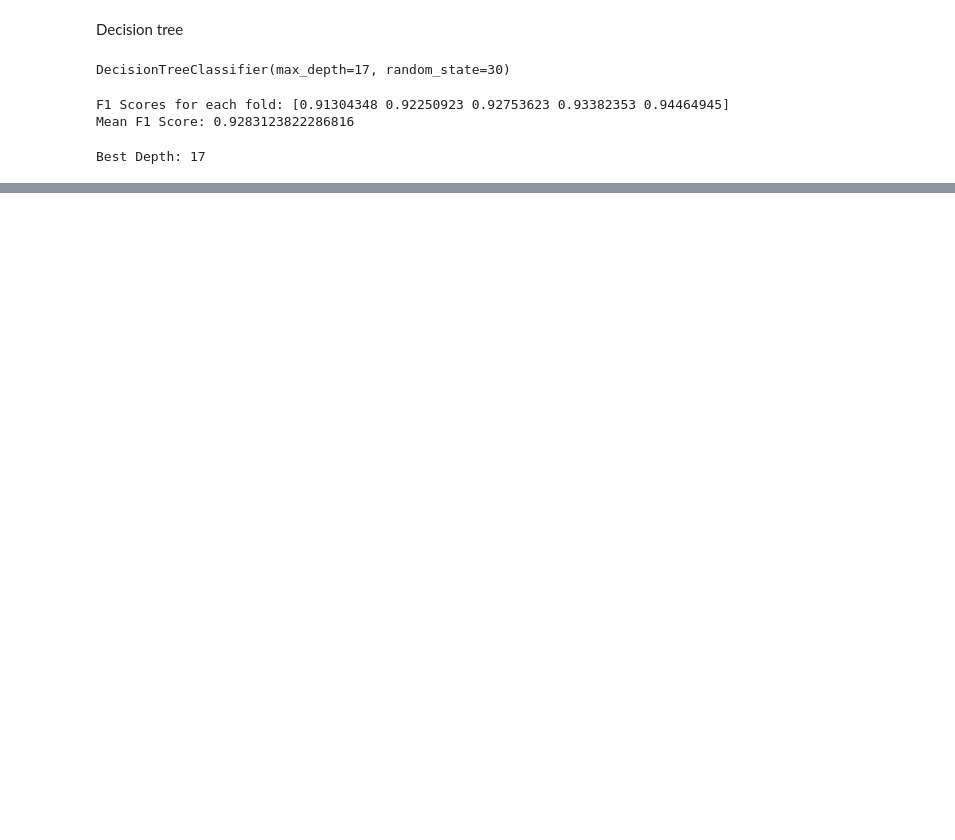
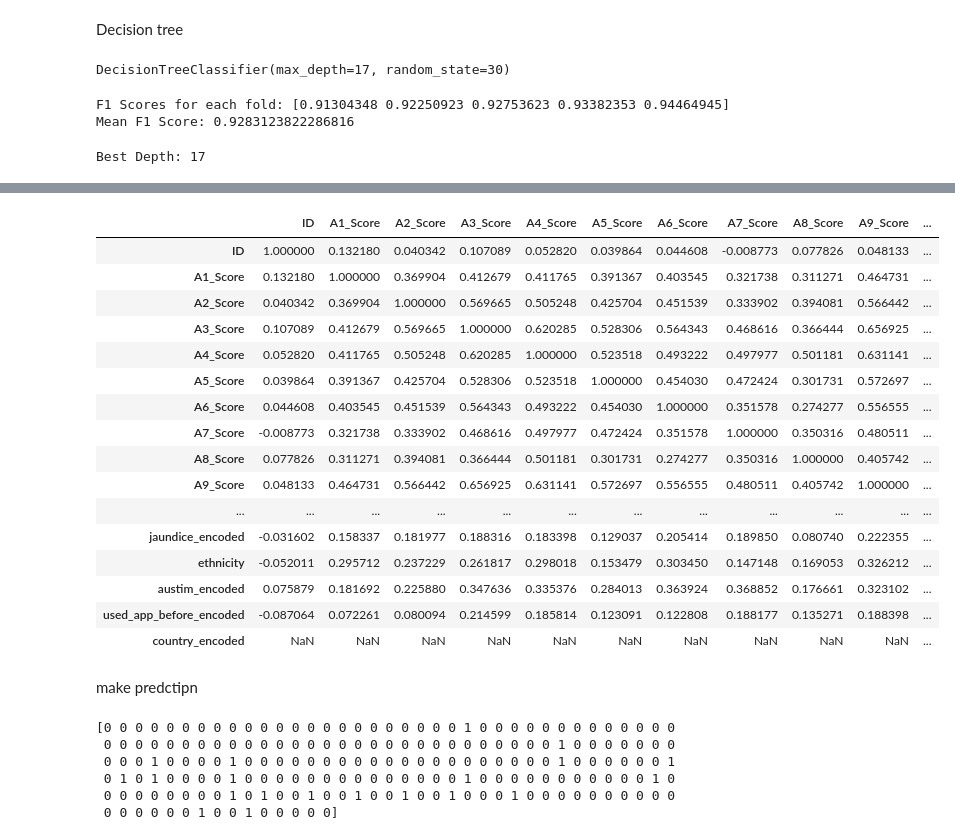
Before and after one commit to lesson-jbg/DVC-MLproject, a Jupyter notebook: main.ipynb, the cells around one changed output, grey strips where cells are left out. Cells and saved outputs as stored; diff of their text form; code cells hidden in the pictures; blank space fills up the shorter version.

```diff
--- a/main.ipynb
+++ b/main.ipynb
@@ -68,6 +72,7 @@ plt.show()
 [figure]
 # %%
 train_copy = train_d.copy()
+test_copy=test_d.copy()
 # %% [markdown]
 handling missing value
 # %%
@@ -576,0 +822,3 @@ Mean F1 Score: 0.9283123822286816
+# %%
+test_copy = test_copy.drop(columns=['relation'])
+test_copy = test_copy.drop(columns=['age_desc'])
@@ -576,0 +848,25 @@ Mean F1 Score: 0.9283123822286816
+# %%
+
+gender_encoded_df = pd.DataFrame(gender_encoded, columns=['gender_encoded'])
+jaundice_encoded_df = pd.DataFrame(jaundice_encoded, columns=['jaundice_encoded'])
+ethnicity_encoded_df = pd.DataFrame(test_copy['ethnicity'])
+austim_encoded_df = pd.DataFrame(austim_encoded, columns=['austim_encoded'])
+used_app_before_encoded_df = pd.DataFrame(used_app_before_encoded, columns=['used_app_before_encoded'])
+country_encoded_df = pd.DataFrame(test_copy['contry_of_res'], columns=['country_encoded'])
+
+data_transformed2 = pd.concat(
+    [
+        test_copy.drop(columns=['gender', 'jaundice', 'austim', 'used_app_before', 'ethnicity']),
+        gender_encoded_df,
+        jaundice_encoded_df,
+        ethnicity_encoded_df,
+        austim_encoded_df,
+        used_app_before_encoded_df,
+        country_encoded_df,
+    ],
+    axis=1
+)
+
+# Print data types and preview the transformed data
+print(data_transformed2.dtypes)
+print(data_transformed2.head())
@@ -576,0 +891,21 @@ Mean F1 Score: 0.9283123822286816
+# %%
+correlation_matrix2 = data_transformed2.corr()
+correlation_matrix2
+# %% [output]
+|  | ID | A1_Score | A2_Score | A3_Score | A4_Score | A5_Score | A6_Score | A7_Score | A8_Score | A9_Score | ... |
+| ID | 1.000000 | 0.132180 | 0.040342 | 0.107089 | 0.052820 | 0.039864 | 0.044608 | -0.008773 | 0.077826 | 0.048133 | ... |
+| A1_Score | 0.132180 | 1.000000 | 0.369904 | 0.412679 | 0.411765 | 0.391367 | 0.403545 | 0.321738 | 0.311271 | 0.464731 | ... |
+| A2_Score | 0.040342 | 0.369904 | 1.000000 | 0.569665 | 0.505248 | 0.425704 | 0.451539 | 0.333902 | 0.394081 | 0.566442 | ... |
+| A3_Score | 0.107089 | 0.412679 | 0.569665 | 1.000000 | 0.620285 | 0.528306 | 0.564343 | 0.468616 | 0.366444 | 0.656925 | ... |
+| A4_Score | 0.052820 | 0.411765 | 0.505248 | 0.620285 | 1.000000 | 0.523518 | 0.493222 | 0.497977 | 0.501181 | 0.631141 | ... |
+| A5_Score | 0.039864 | 0.391367 | 0.425704 | 0.528306 | 0.523518 | 1.000000 | 0.454030 | 0.472424 | 0.301731 | 0.572697 | ... |
+| A6_Score | 0.044608 | 0.403545 | 0.451539 | 0.564343 | 0.493222 | 0.454030 | 1.000000 | 0.351578 | 0.274277 | 0.556555 | ... |
+| A7_Score | -0.008773 | 0.321738 | 0.333902 | 0.468616 | 0.497977 | 0.472424 | 0.351578 | 1.000000 | 0.350316 | 0.480511 | ... |
+| A8_Score | 0.077826 | 0.311271 | 0.394081 | 0.366444 | 0.501181 | 0.301731 | 0.274277 | 0.350316 | 1.000000 | 0.405742 | ... |
+| A9_Score | 0.048133 | 0.464731 | 0.566442 | 0.656925 | 0.631141 | 0.572697 | 0.556555 | 0.480511 | 0.405742 | 1.000000 | ... |
+| ... | ... | ... | ... | ... | ... | ... | ... | ... | ... | ... | ... |
+| jaundice_encoded | -0.031602 | 0.158337 | 0.181977 | 0.188316 | 0.183398 | 0.129037 | 0.205414 | 0.189850 | 0.080740 | 0.222355 | ... |
+| ethnicity | -0.052011 | 0.295712 | 0.237229 | 0.261817 | 0.298018 | 0.153479 | 0.303450 | 0.147148 | 0.169053 | 0.326212 | ... |
+| austim_encoded | 0.075879 | 0.181692 | 0.225880 | 0.347636 | 0.335376 | 0.284013 | 0.363924 | 0.368852 | 0.176661 | 0.323102 | ... |
+| used_app_before_encoded | -0.087064 | 0.072261 | 0.080094 | 0.214599 | 0.185814 | 0.123091 | 0.122808 | 0.188177 | 0.135271 | 0.188398 | ... |
+| country_encoded | NaN | NaN | NaN | NaN | NaN | NaN | NaN | NaN | NaN | NaN | ... |
@@ -576,0 +915,12 @@ Mean F1 Score: 0.9283123822286816
+# %% [markdown]
+make predctipn
+# %%
+y_pred = best_model.predict(X_test_scaled)
+print(y_pred)
+# %% [output]
+[0 0 0 0 0 0 0 0 0 0 0 0 0 0 0 0 0 0 0 0 0 0 0 1 0 0 0 0 0 0 0 0 0 0 0 0 0
+ 0 0 0 0 0 0 0 0 0 0 0 0 0 0 0 0 0 0 0 0 0 0 0 0 0 0 0 0 0 1 0 0 0 0 0 0 0
+ 0 0 0 1 0 0 0 0 1 0 0 0 0 0 0 0 0 0 0 0 0 0 0 0 0 0 0 0 0 1 0 0 0 0 0 0 1
+ 0 1 0 1 0 0 0 0 1 0 0 0 0 0 0 0 0 0 0 0 0 0 0 1 0 0 0 0 0 0 0 0 0 0 0 1 0
+ 0 0 0 0 0 0 0 0 1 0 1 0 0 1 0 0 1 0 0 1 0 0 1 0 0 0 1 0 0 0 0 0 0 0 0 0 0
+ 0 0 0 0 0 0 1 0 0 1 0 0 0 0 0]
```
Also changed, not shown: parts of 29 cells of this notebook, 2 other files.
